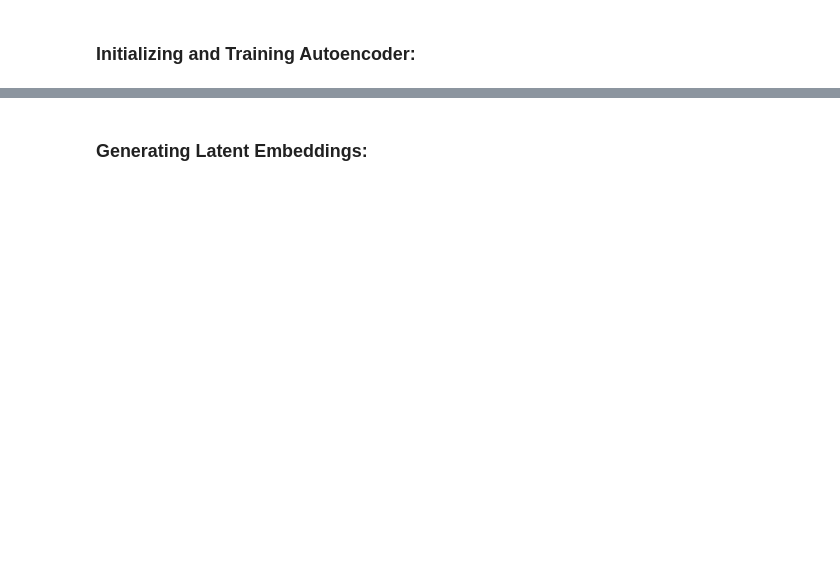
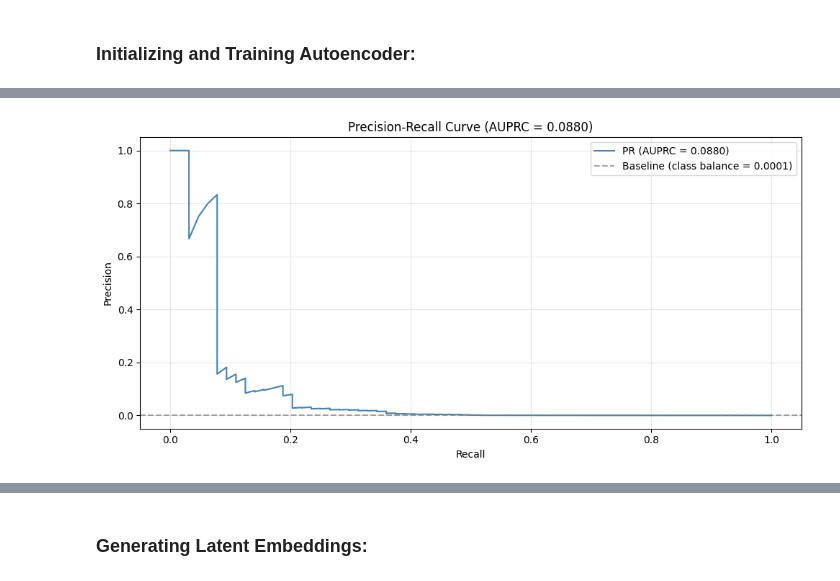
Before and after one commit to Aaron-Loera/Insider-Threat-Detection, a Jupyter notebook: Autoencoder.ipynb, the cells around one changed output, grey strips where cells are left out. Drawn from its saved outputs; the diff is of its cells as text; code cells hidden in the pictures; blank space fills up the shorter version.

```diff
--- a/Autoencoder.ipynb
+++ b/Autoencoder.ipynb
@@ -192,0 +157,7 @@ plot_loss(history, SAVE_PATH)
+# %%
+avg_prec_score = ae.compute_avg_prec_score(
+    feature_matrix=x_train_scaled,
+    insider_labels=insider_mask,
+    save_path=SAVE_PATH
+)
+# %% [output]
@@ -192,0 +165 @@ plot_loss(history, SAVE_PATH)
+[figure, added]
```
Also changed, not shown: parts of 11 cells of this notebook, 10 other files.
